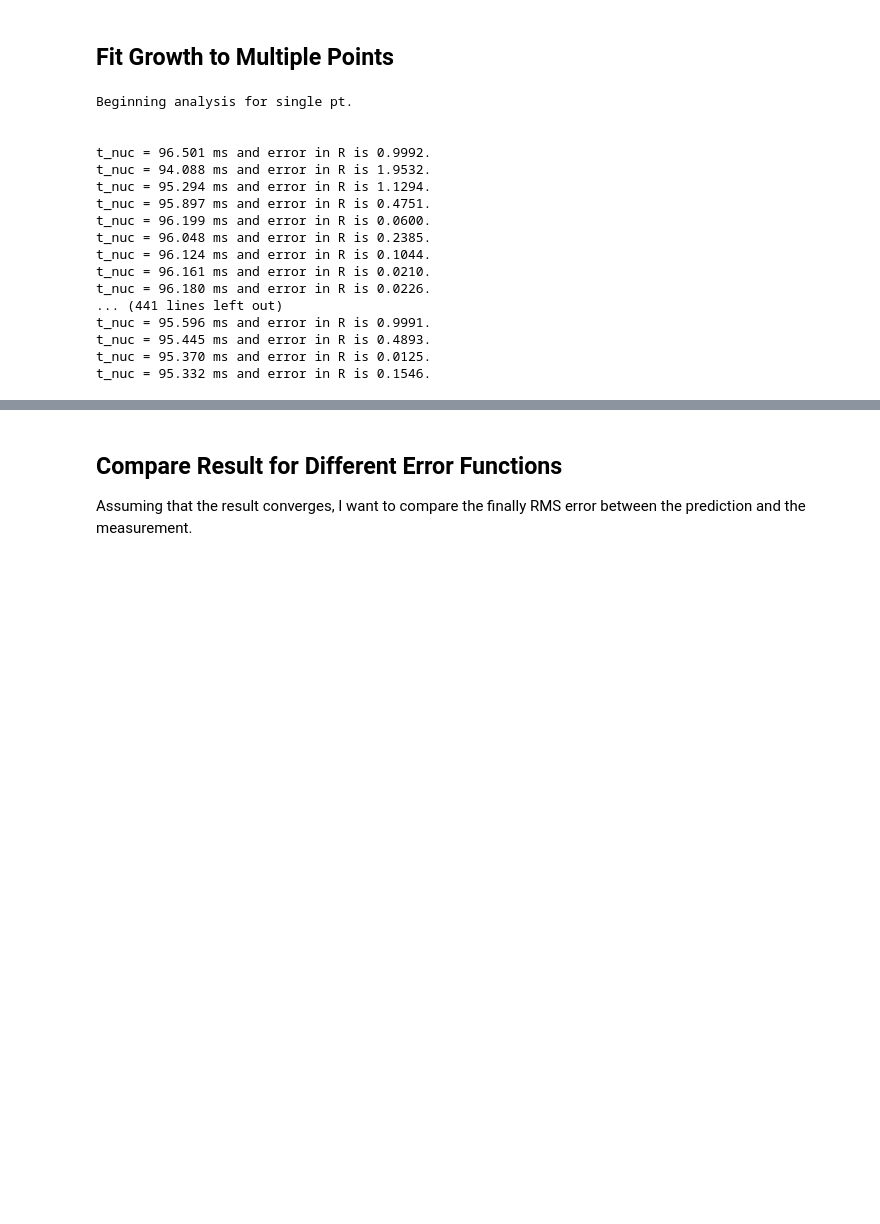
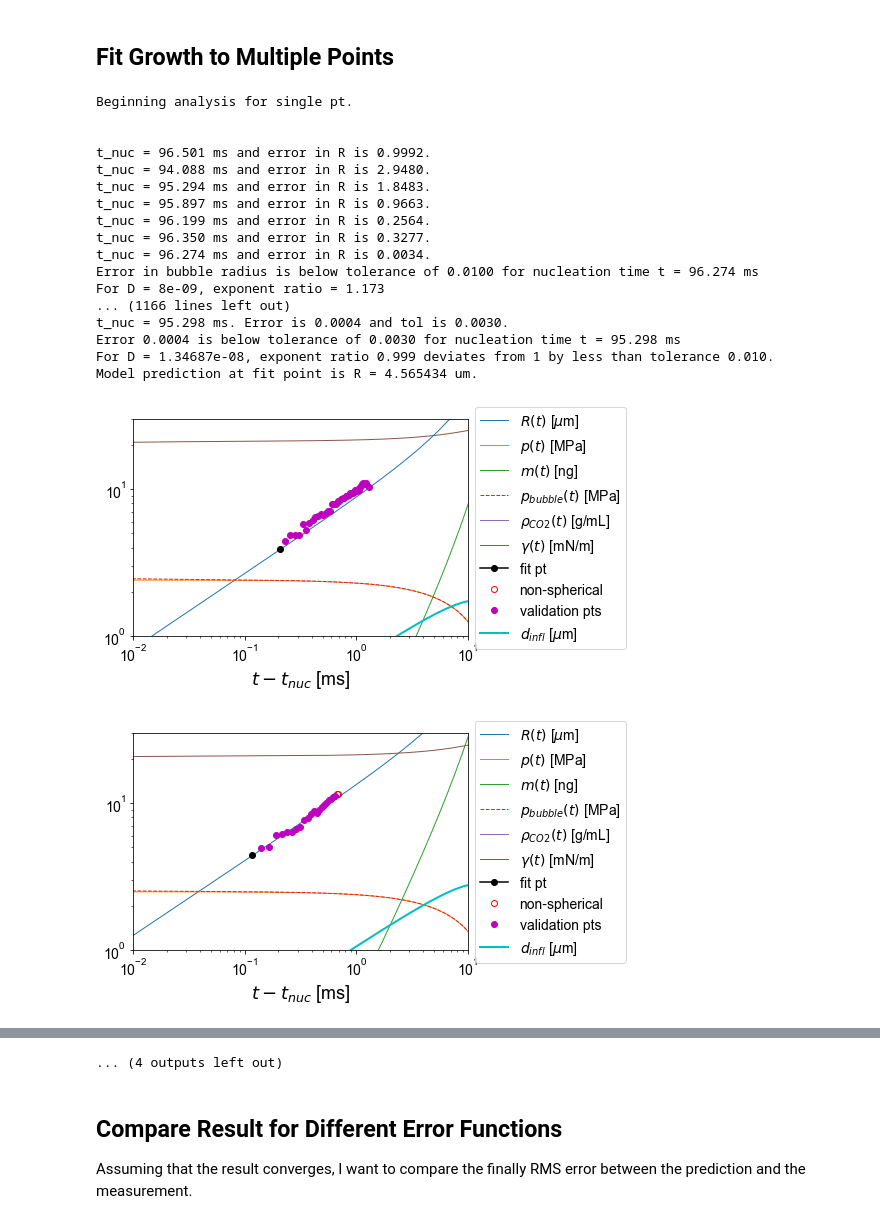
Before and after one commit to andylitalo/bubble-growth, a Jupyter notebook: notebooks/20211202_72bar_compare_fit_methods.ipynb, the cells around one changed output, grey strips where cells are left out. Saved outputs shown, nothing was run; the diff lists cells and outputs as text; code cells hidden in the pictures; blank space fills up the shorter version.

```diff
--- a/notebooks/20211202_72bar_compare_fit_methods.ipynb
+++ b/notebooks/20211202_72bar_compare_fit_methods.ipynb
@@ -138,7 +138,7 @@ frac_lo = 0.95
 frac_hi = 1.05
 # guess for effective diffusivity constant [m^2/s]
 D_lo = 1E-9
-D_hi = 8E-9
+D_hi = 15E-9
 fit_fn_params = {'err_tol' : 0.003, 'err_fn' : an.calc_abs_sgn_mse}
 exp_ratio_tol = 0.01
 
@@ -154,43 +154,45 @@ data_dir_list = glob.glob(data_dir_tmp)
 
 growth_data_dict = {}
 
 # error tolerances
 rms_err_tol = 0.03
 sgn_mse_err_tol = 0.003
 
 options = {'single pt' : {'fit_fn' : an.fit_growth_to_pt, 'fit_fn_params': {}},
           'rms' : {'fit_fn' : an.fit_growth_to_pts, 'fit_fn_params' :
                    {'err_fn' : an.calc_rms_err, 'err_tol' : rms_err_tol}},
           'sgn mse' : {'fit_fn' : an.fit_growth_to_pts, 'fit_fn_params' :
                       {'err_fn' : an.calc_abs_sgn_mse, 'err_tol' : sgn_mse_err_tol}}
           }
 
 for tag in options.keys():
     print('\n\nBeginning analysis for {0:s}.\n\n'.format(tag))
     params = options[tag]
     # fits effective diffusivity D and nucleation time t_nuc
     growth_data = an.fit_D_t_nuc(data_filename, data_dir_list, polyol_data_file, eos_co2_file,
                                  frac_lo, frac_hi, D_lo, D_hi, growth_fn, dt, R_nuc,
                                  params['fit_fn_params'], exp_ratio_tol, fit_fn=params['fit_fn'],
                                  n_fit=n_fit, x_lim=x_lim, y_lim=y_lim)
 
     # stores results under tag
     growth_data_dict[tag] = growth_data
 # %% [output]
 Beginning analysis for single pt.
 
 
 t_nuc = 96.501 ms and error in R is 0.9992.
-t_nuc = 94.088 ms and error in R is 1.9532.
-t_nuc = 95.294 ms and error in R is 1.1294.
-t_nuc = 95.897 ms and error in R is 0.4751.
-t_nuc = 96.199 ms and error in R is 0.0600.
-t_nuc = 96.048 ms and error in R is 0.2385.
-t_nuc = 96.124 ms and error in R is 0.1044.
-t_nuc = 96.161 ms and error in R is 0.0210.
-t_nuc = 96.180 ms and error in R is 0.0226.
-... (441 lines left out)
-t_nuc = 95.596 ms and error in R is 0.9991.
-t_nuc = 95.445 ms and error in R is 0.4893.
-t_nuc = 95.370 ms and error in R is 0.0125.
-t_nuc = 95.332 ms and error in R is 0.1546.
+t_nuc = 94.088 ms and error in R is 2.9480.
+t_nuc = 95.294 ms and error in R is 1.8483.
+t_nuc = 95.897 ms and error in R is 0.9663.
+t_nuc = 96.199 ms and error in R is 0.2564.
+t_nuc = 96.350 ms and error in R is 0.3277.
+t_nuc = 96.274 ms and error in R is 0.0034.
+Error in bubble radius is below tolerance of 0.0100 for nucleation time t = 96.274 ms
+For D = 8e-09, exponent ratio = 1.173
+... (1166 lines left out)
+t_nuc = 95.298 ms. Error is 0.0004 and tol is 0.0030.
+Error 0.0004 is below tolerance of 0.0030 for nucleation time t = 95.298 ms
+For D = 1.34687e-08, exponent ratio 0.999 deviates from 1 by less than tolerance 0.010.
+Model prediction at fit point is R = 4.565434 um.
+[figure, added]
+[figure, added]
@@ -197,3 +208,4 @@ t_nuc = 95.332 ms and error in R is 0.1546.
+... (4 outputs left out)
 # %% [markdown]
 ## Compare Result for Different Error Functions
 
```
Also changed, not shown: parts of 4 cells of this notebook, 47 other files.
